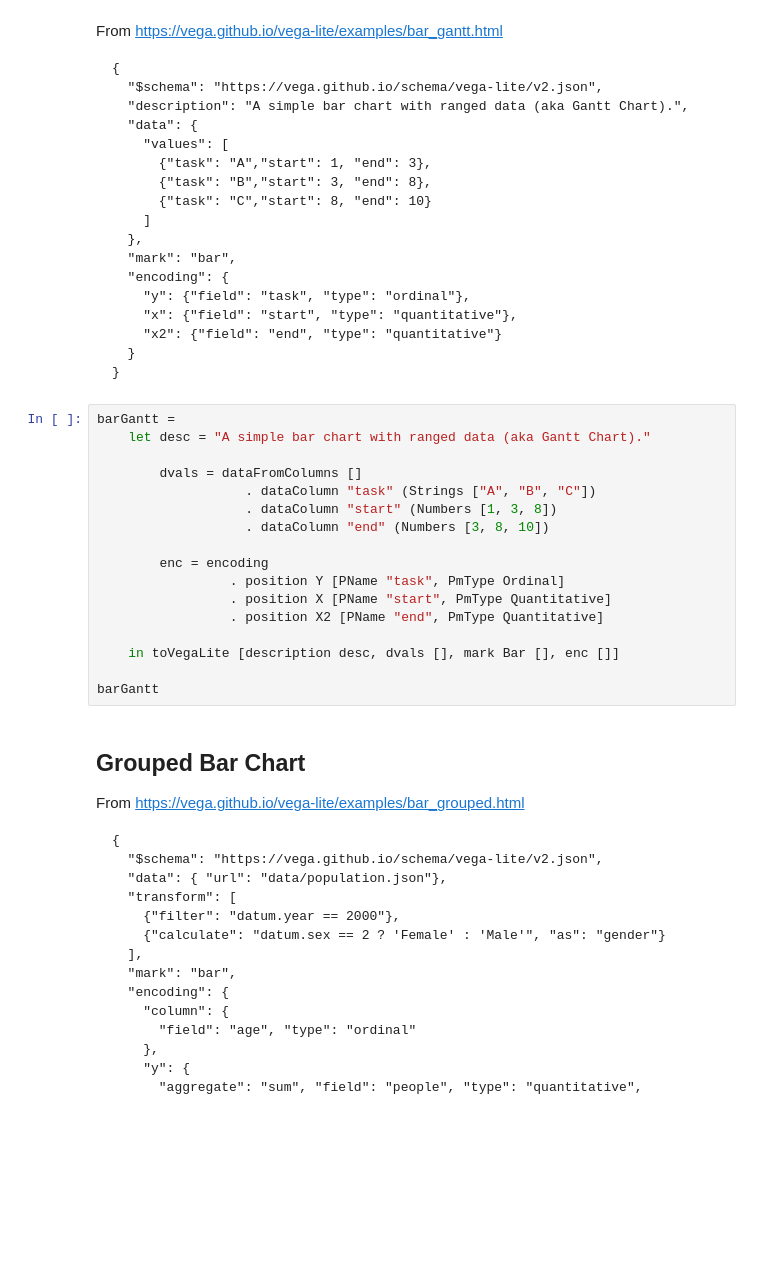
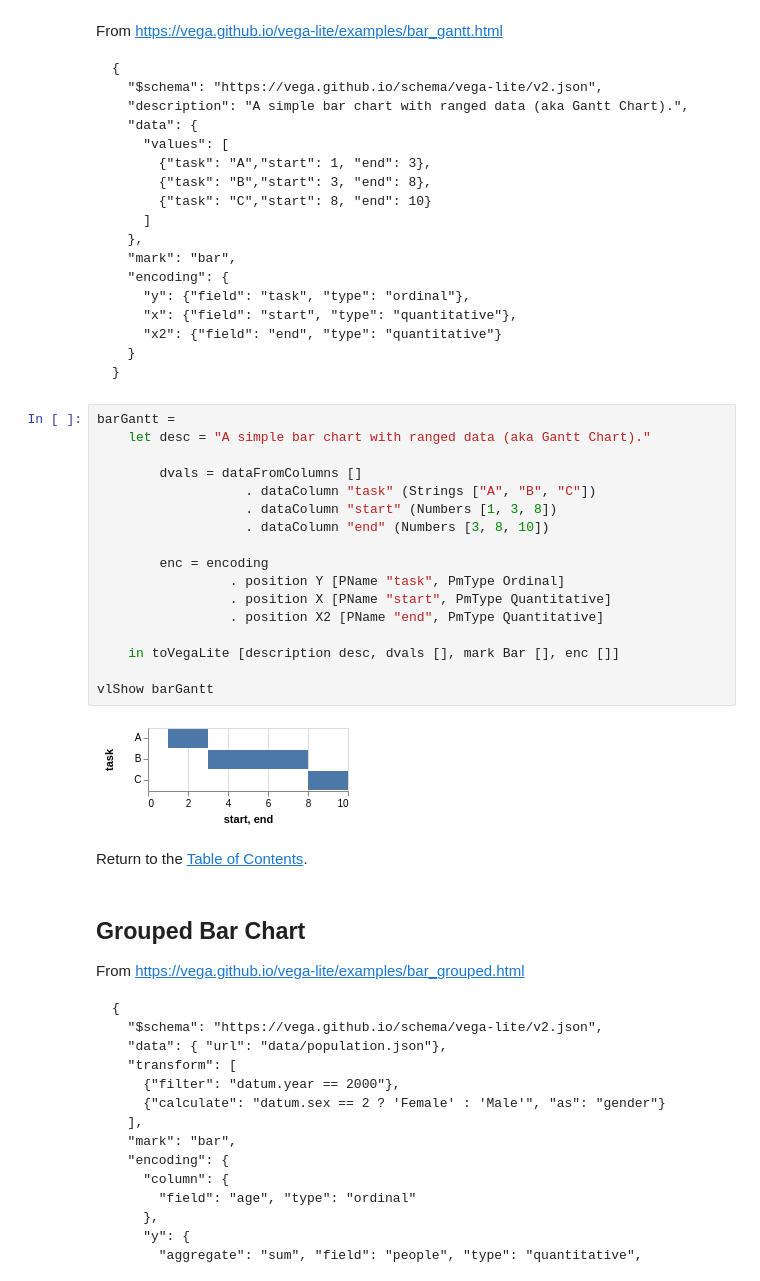
Before and after one commit to DougBurke/hvega, a Jupyter notebook: notebooks/VegaLiteGallery.ipynb, the cells around one changed output. Cells and saved outputs as stored; diff of their text form; blank space fills up the shorter version.

```diff
--- a/notebooks/VegaLiteGallery.ipynb
+++ b/notebooks/VegaLiteGallery.ipynb
@@ -234,20 +392,24 @@ From https://vega.github.io/vega-lite/examples/bar_gantt.html
 # %%
 barGantt =
     let desc = "A simple bar chart with ranged data (aka Gantt Chart)."
 
         dvals = dataFromColumns []
                    . dataColumn "task" (Strings ["A", "B", "C"])
                    . dataColumn "start" (Numbers [1, 3, 8])
                    . dataColumn "end" (Numbers [3, 8, 10])
 
         enc = encoding
                  . position Y [PName "task", PmType Ordinal]
                  . position X [PName "start", PmType Quantitative]
                  . position X2 [PName "end", PmType Quantitative]
 
     in toVegaLite [description desc, dvals [], mark Bar [], enc []]
 
-barGantt
+vlShow barGantt
+# %% [output]
+[figure, added]
+# %% [markdown]
+Return to the [Table of Contents](#Table-of-Contents).
 # %% [markdown]
 ## Grouped Bar Chart
 
```
Also changed, not shown: parts of 177 cells of this notebook, 1 other file.
